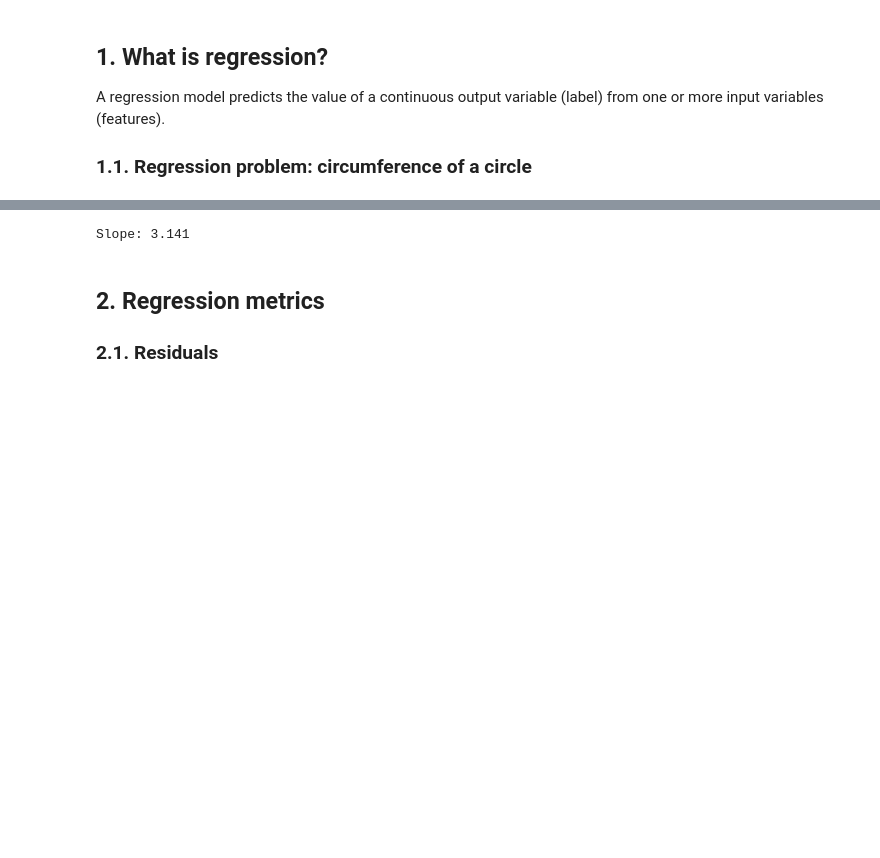
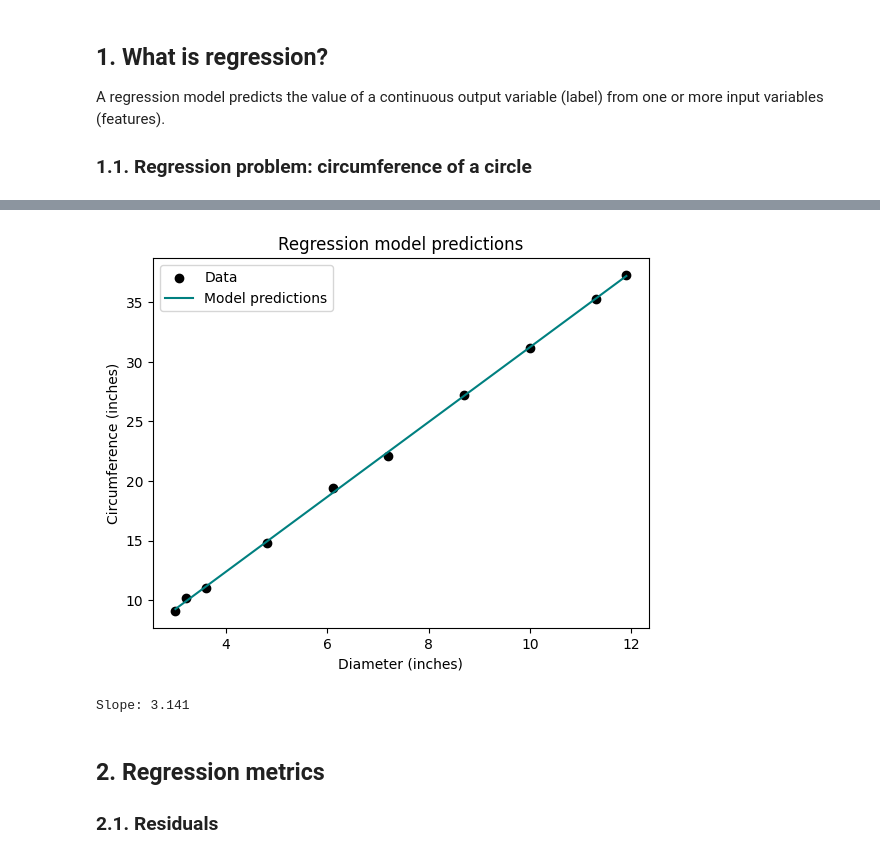
Before and after one commit to gperdrizet/fullstack-2605, a Jupyter notebook: unit-3/lesson-19/lesson-19-demo.ipynb, the cells around one changed output, grey strips where cells are left out. Saved outputs shown, nothing was run; the diff lists cells and outputs as text; code cells hidden in the pictures; blank space fills up the shorter version.

```diff
--- a/unit-3/lesson-19/lesson-19-demo.ipynb
+++ b/unit-3/lesson-19/lesson-19-demo.ipynb
@@ -82,9 +102,20 @@ result = model.fit(df['diameter'].to_frame(), df['circumference'])
 # %%
 # Get predicted circumferences from diameters using the fitted model
 predicted_circumference = model.predict(df['diameter'].to_frame())
-print(f'Slope: {model.coef_[0]:.3f}')
-# %% [output]
-Slope: 3.141
+# %%
+plt.title('Regression model predictions')
+plt.scatter(df['diameter'], df['circumference'], color='black', label='Data')
+plt.plot(df['diameter'], predicted_circumference, color='teal', label='Model predictions')
+plt.xlabel('Diameter (inches)')
+plt.ylabel('Circumference (inches)')
+plt.legend()
+plt.show()
+# %% [output]
+[figure, added]
+# %%
+print(f'Slope: {model.coef_[0]:.3f}')
+# %% [output]
+Slope: 3.141
 # %% [markdown]
 ## 2. Regression metrics
 
```
Also changed, not shown: parts of 26 cells of this notebook, 1 other file.
